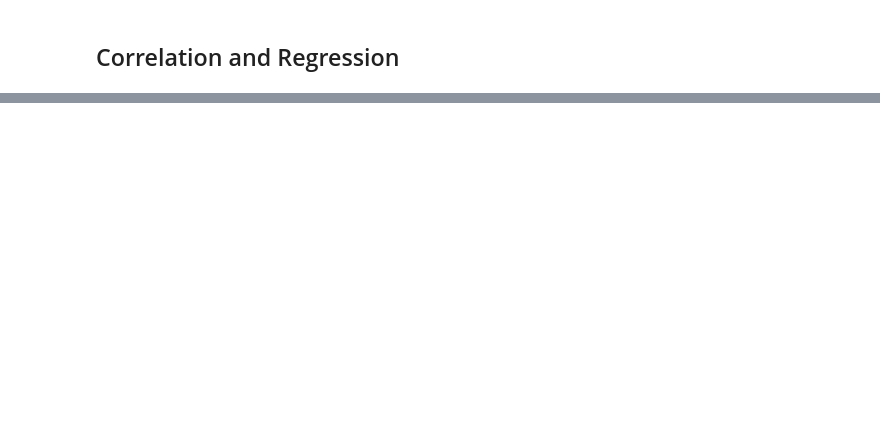
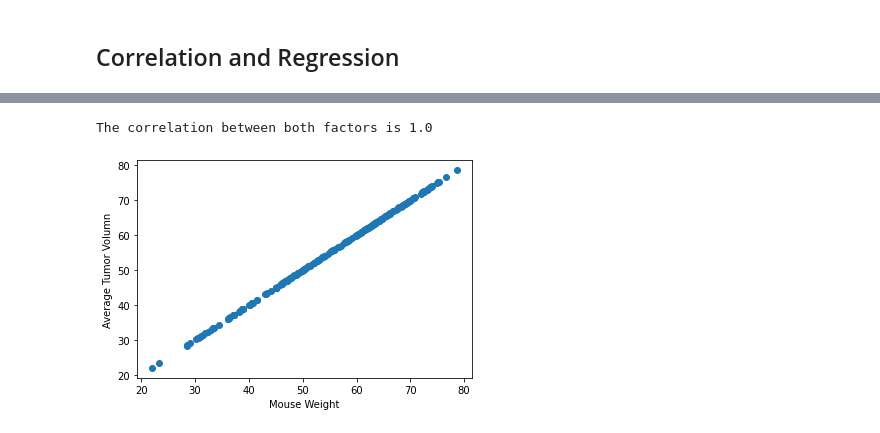
Before and after one commit to RoPalacios74/Matplotlib_Challenge, a Jupyter notebook: Pymaceuticals/pymaceuticals_starter.ipynb, the cells around one changed output, grey strips where cells are left out. Saved outputs shown, nothing was run; the diff lists cells and outputs as text; code cells hidden in the pictures; blank space fills up the shorter version.

```diff
--- a/Pymaceuticals/pymaceuticals_starter.ipynb
+++ b/Pymaceuticals/pymaceuticals_starter.ipynb
@@ -285,0 +324,9 @@ tumor_vol
+# %%
+plt.scatter(corr_mouse_weight,corr_mouse_weight)
+plt.xlabel('Mouse Weight')
+plt.ylabel('Average Tumor Volumn')
+print(f"The correlation between both factors is {round(correlation[0],2)}")
+plt.show()
+# %% [output]
+The correlation between both factors is 1.0
+[figure, added]
```
Also changed, not shown: parts of 9 cells of this notebook.
